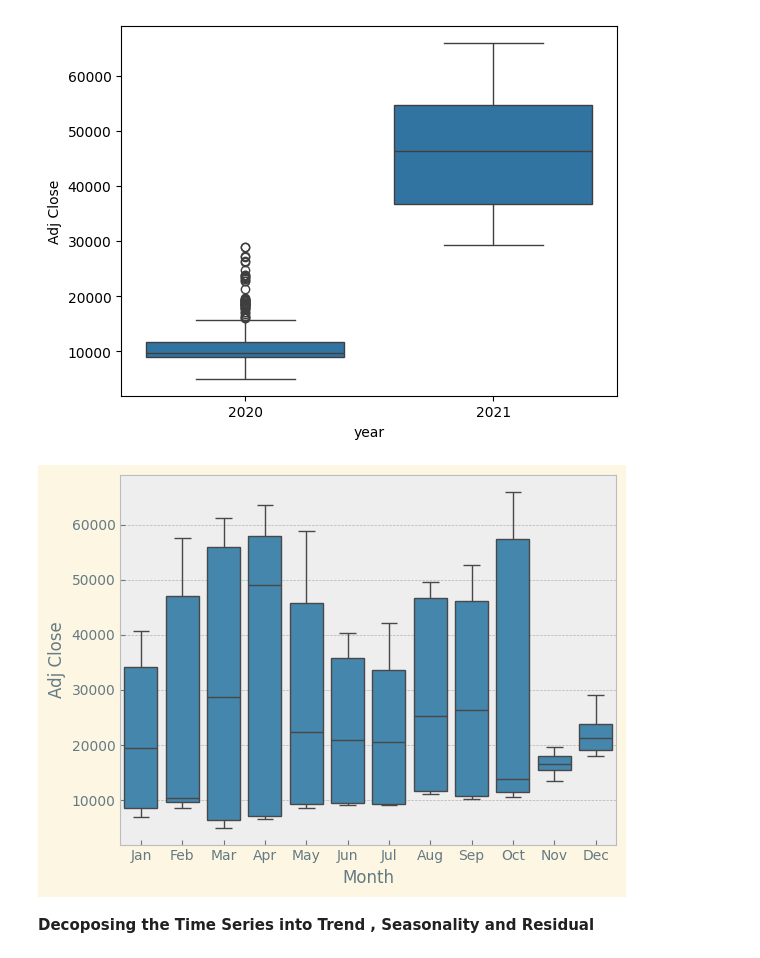
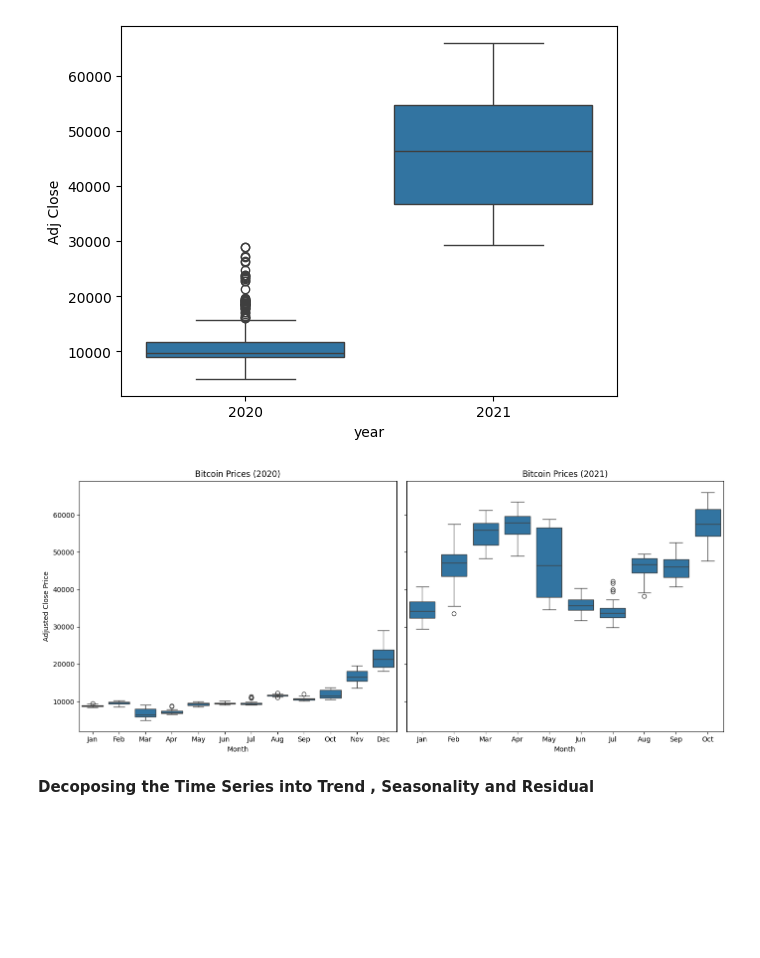
Before and after one commit to YashBurman1/Forecasting-BitCoin-Prices, a Jupyter notebook: Time_series_Analysis_bitCoin.ipynb, the cells around one changed output. Saved outputs shown, nothing was run; the diff lists cells and outputs as text; code cells hidden in the pictures; blank space fills up the shorter version.

Commit message:
Updated Boxplots

```diff
--- a/Time_series_Analysis_bitCoin.ipynb
+++ b/Time_series_Analysis_bitCoin.ipynb
@@ -223,10 +273,31 @@ dtype: object
 sns.boxplot(x = "year", y = "Adj Close",data = df_1);
 # %% [output]
 [figure]
-# %%
-sns.boxplot(x = "Month", y = "Adj Close",data = df_1);
-# %% [output]
-[figure, removed]
+# %%
+# Filter data for the years 2020 and 2021
+df_2020 = df_1[df_1['year'] == 2020]
+df_2021 = df_1[df_1['year'] == 2021]
+
+# Create a figure with two subplots
+fig, axes = plt.subplots(1, 2, figsize=(14, 6), sharey=True)
+
+# Boxplot for 2020
+sns.boxplot(x="Month", y="Adj Close", data=df_2020, ax=axes[0])
+axes[0].set_title("Bitcoin Prices (2020)")
+axes[0].set_xlabel("Month")
+axes[0].set_ylabel("Adjusted Close Price")
+
+# Boxplot for 2021
+sns.boxplot(x="Month", y="Adj Close", data=df_2021, ax=axes[1])
+axes[1].set_title("Bitcoin Prices (2021)")
+axes[1].set_xlabel("Month")
+axes[1].set_ylabel("")
+
+# Improve layout and display the plot
+plt.tight_layout()
+plt.show()
+# %% [output]
+[figure, added]
 # %% [markdown]
 **Decoposing the Time Series into Trend , Seasonality and Residual**
 # %%
```
Also changed, not shown: parts of 2 cells of this notebook.
